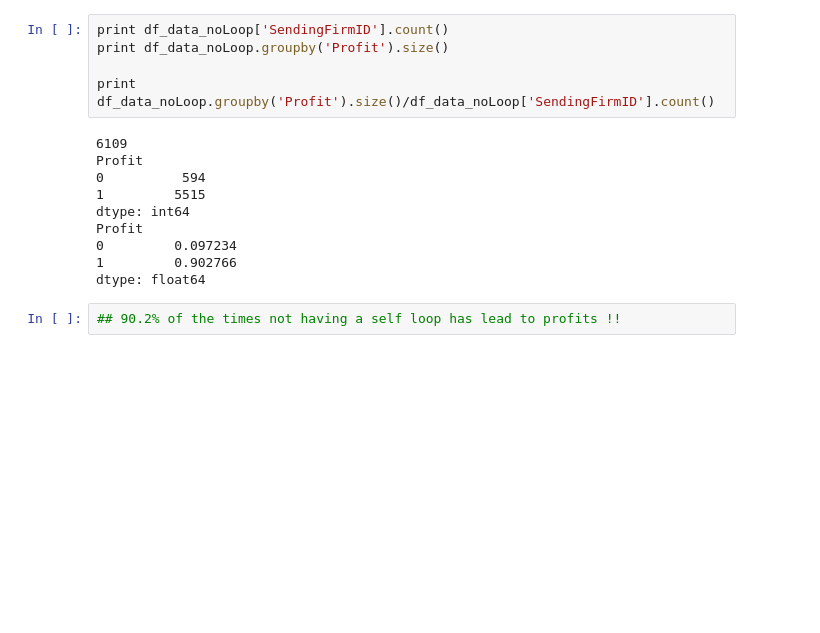
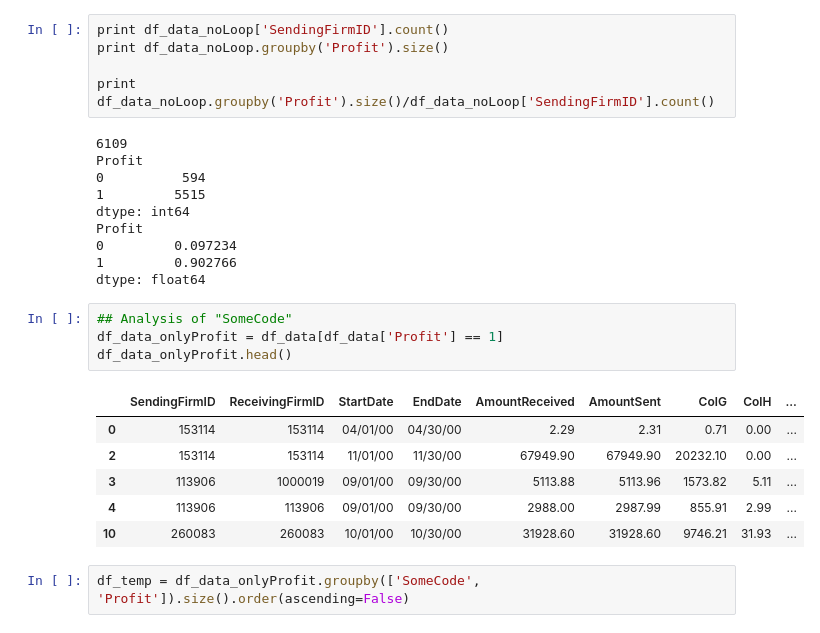
Before and after one commit to tv5am/SupplyChain, a Jupyter notebook: Arrow.ipynb, the cells around one changed output. Saved outputs shown, nothing was run; the diff lists cells and outputs as text; blank space fills up the shorter version.

```diff
--- a/Arrow.ipynb
+++ b/Arrow.ipynb
@@ -282,5 +302,16 @@ Profit
 0         0.097234
 1         0.902766
 dtype: float64
-# %%
-## 90.2% of the times not having a self loop has lead to profits !!
+# %%
+## Analysis of "SomeCode"
+df_data_onlyProfit = df_data[df_data['Profit'] == 1]
+df_data_onlyProfit.head()
+# %% [output]
+|  | SendingFirmID | ReceivingFirmID | StartDate | EndDate | AmountReceived | AmountSent | ColG | ColH | ... |
+| 0 | 153114 | 153114 | 04/01/00 | 04/30/00 | 2.29 | 2.31 | 0.71 | 0.00 | ... |
+| 2 | 153114 | 153114 | 11/01/00 | 11/30/00 | 67949.90 | 67949.90 | 20232.10 | 0.00 | ... |
+| 3 | 113906 | 1000019 | 09/01/00 | 09/30/00 | 5113.88 | 5113.96 | 1573.82 | 5.11 | ... |
+| 4 | 113906 | 113906 | 09/01/00 | 09/30/00 | 2988.00 | 2987.99 | 855.91 | 2.99 | ... |
+| 10 | 260083 | 260083 | 10/01/00 | 10/30/00 | 31928.60 | 31928.60 | 9746.21 | 31.93 | ... |
+# %%
+df_temp = df_data_onlyProfit.groupby(['SomeCode', 'Profit']).size().order(ascending=False)
```
Also changed, not shown: parts of 5 cells of this notebook.
